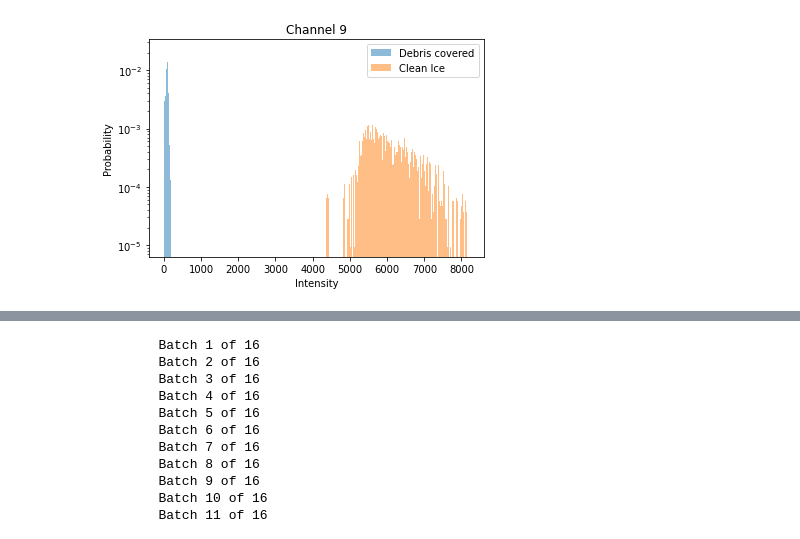
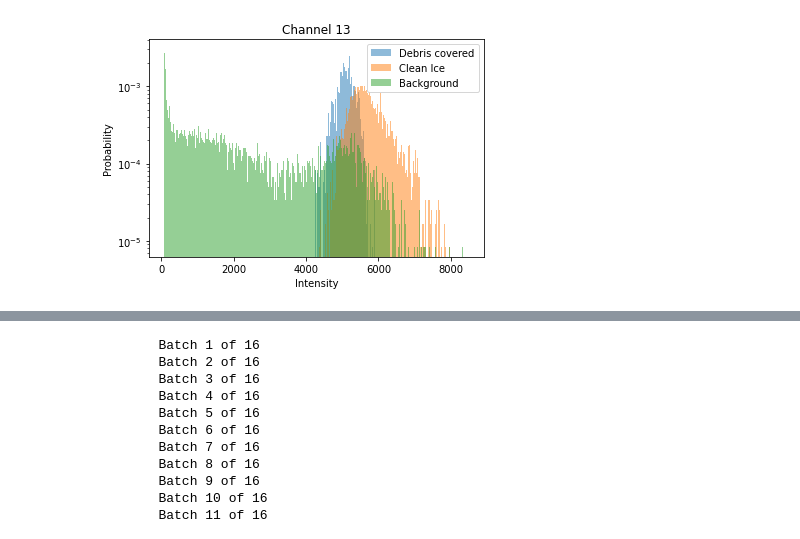
Before and after one commit to Aryal007/ml_satellite_image_segmentation, a Jupyter notebook: example_HKH_Landsat7.ipynb, the cells around one changed output, grey strips where cells are left out. Cells and saved outputs as stored; diff of their text form; code cells hidden in the pictures.

```diff
--- a/example_HKH_Landsat7.ipynb
+++ b/example_HKH_Landsat7.ipynb
@@ -18,8 +18,8 @@ data.view_mask(mask)
 # %%
 X,y = data.get_Xy(tiff, mask, n_sample = 2000000, save=False)
 X_train, X_test, y_train, y_test = data.train_test_split(X, y, save=False)
-data.get_histogram(X_train, y_train, channel = 9)
+data.get_histogram(X_train, y_train, channel = 13)
 # %% [output]
-[figure, old version]
+[figure, new version]
 # %%
 classifier = Classifier(savepath = "./outputs",
```
Also changed, not shown: parts of 7 cells of this notebook, 1 other file.
